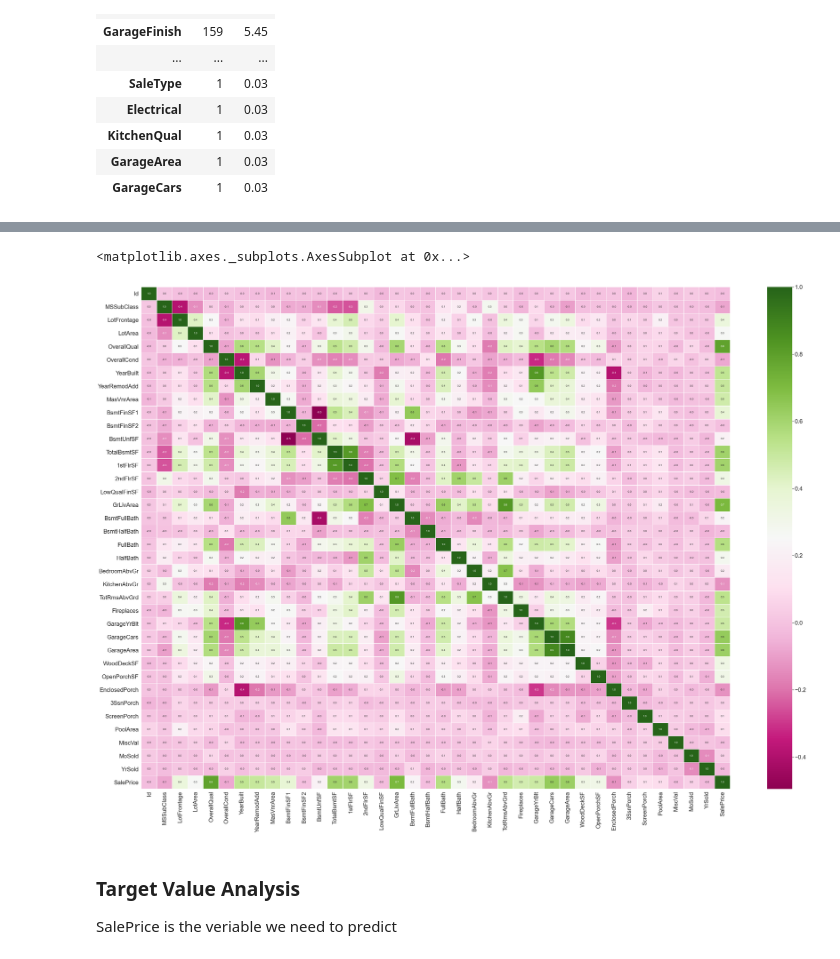
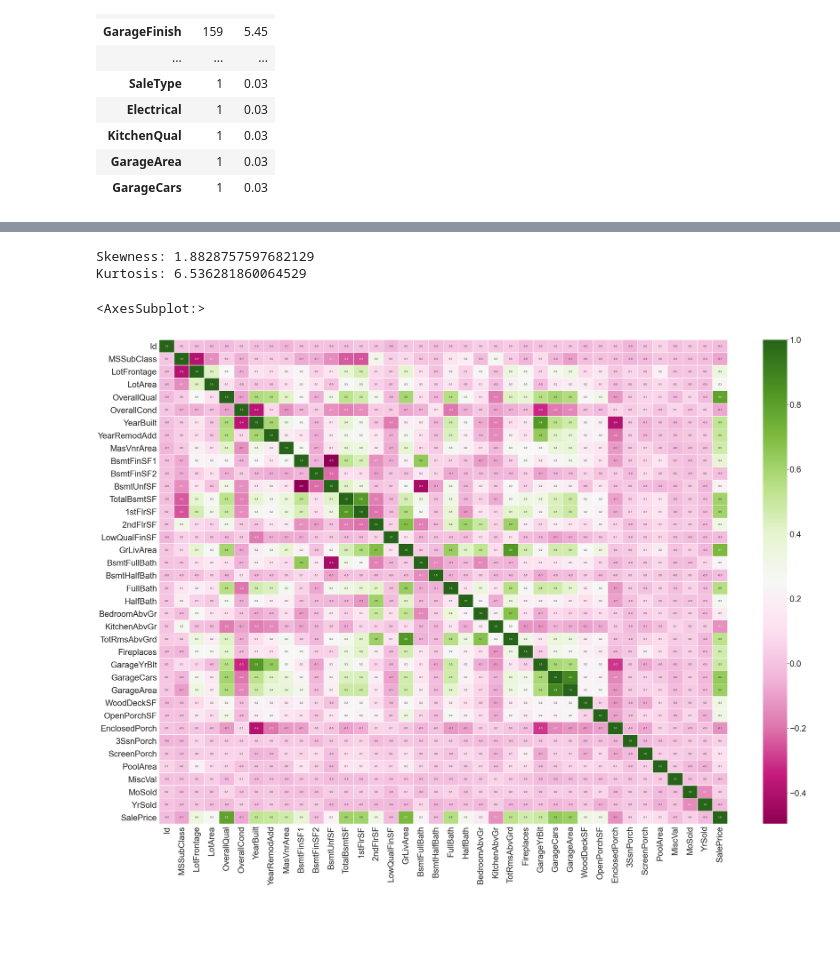
Before and after one commit to VikasNagare12/house-price-prediction, a Jupyter notebook: HousePricePrediction.ipynb, the cells around one changed output, grey strips where cells are left out. Cells and saved outputs as stored; diff of their text form; code cells hidden in the pictures; blank space fills up the shorter version.

```diff
--- a/HousePricePrediction.ipynb
+++ b/HousePricePrediction.ipynb
@@ -108,12 +136,16 @@ missing_value_df
+# %%
+#skewness and kurtosis
+print("Skewness: " + str(train_df['SalePrice'].skew()))
+print("Kurtosis: " + str(train_df['SalePrice'].kurt()))
+# %% [output]
+Skewness: 1.8828757597682129
+Kurtosis: 6.536281860064529
 # %%
 #view correlation between train_df features and sales price
-sns.set(font_scale=2)
+sns.set(font_scale=3)
 plt.figure(figsize=(50,35))
 sns.heatmap(train_df.corr(),annot=True,annot_kws={'size':10},fmt='.1f',
            cmap='PiYG',linewidths=.5)
 # %% [output]
-<matplotlib.axes._subplots.AxesSubplot at 0x...>
+<AxesSubplot:>
-[figure, old version]
+[figure, new version]
-# %% [markdown]
-###  Target Value Analysis
-SalePrice is the veriable we need to predict
```
Also changed, not shown: parts of 33 cells of this notebook.
